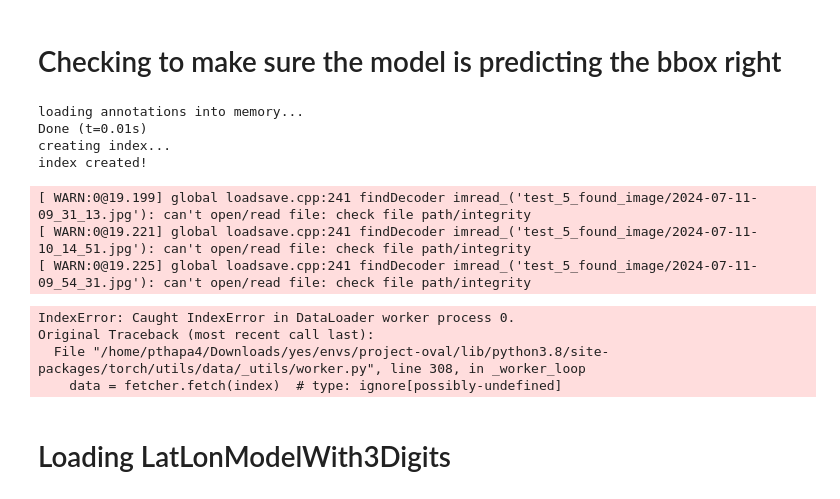
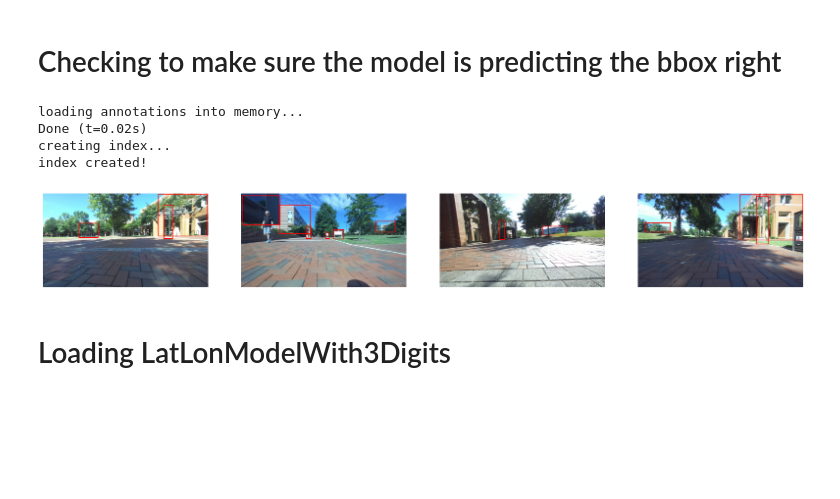
Before and after one commit to ncsu-yoon-lab/project-oval, a Jupyter notebook: ML/DeepLearning/DataSetup/testingAllModel.ipynb, the cells around one changed output. Cells and saved outputs as stored; diff of their text form; code cells hidden in the pictures; blank space fills up the shorter version.

```diff
--- a/ML/DeepLearning/DataSetup/testingAllModel.ipynb
+++ b/ML/DeepLearning/DataSetup/testingAllModel.ipynb
@@ -566,43 +611,37 @@ NameError: name 'YOLO' is not defined
 # %%
 transform = transforms.Compose([transforms.ToTensor()])
 
 # Initialize dataset and dataloader
-annotation_file = 'test_5/YOLO_2BBox_Each_Class_Annotation.json'
-image_dir = 'test_5_found_image'
+annotation_file = 'test_7/RCNN_BBOX_WITH_LAT_LON.json'
+image_dir = 'test_7/captured_images_test7'
 dataset = COCODataset(annotation_file, image_dir, transforms=transform)
 dataloader = DataLoader(dataset, batch_size=4, shuffle=True, num_workers=4, collate_fn=lambda x: tuple(zip(*x)))
 # Function to visualize a batch of images
 def visualize_batch(images, targets):
     fig, axes = plt.subplots(1, len(images), figsize=(20, 5))
     for i, (img, target) in enumerate(zip(images, targets)):
         img = img.permute(1, 2, 0).numpy()  # Convert tensor to numpy array
         img = (img * 255).astype(np.uint8)  # Convert to uint8
         axes[i].imshow(img)
         boxes = target['boxes'].numpy()
         for box in boxes:
             xmin, ymin, xmax, ymax = box
             rect = plt.Rectangle((xmin, ymin), xmax - xmin, ymax - ymin, fill=False, color='red')
             axes[i].add_patch(rect)
         axes[i].axis('off')
     plt.show()
 
 # Get a batch of data
 images, targets = next(iter(dataloader))
 
 # Visualize the batch
 visualize_batch(images, targets)
 # %% [output]
 loading annotations into memory...
-Done (t=0.01s)
+Done (t=0.02s)
 creating index...
 index created!
-[ WARN:0@19.199] global loadsave.cpp:241 findDecoder imread_('test_5_found_image/2024-07-11-09_31_13.jpg'): can't open/read file: check file path/integrity
-[ WARN:0@19.221] global loadsave.cpp:241 findDecoder imread_('test_5_found_image/2024-07-11-10_14_51.jpg'): can't open/read file: check file path/integrity
-[ WARN:0@19.225] global loadsave.cpp:241 findDecoder imread_('test_5_found_image/2024-07-11-09_54_31.jpg'): can't open/read file: check file path/integrity
-IndexError: Caught IndexError in DataLoader worker process 0.
-Original Traceback (most recent call last):
-  File "/home/pthapa4/Downloads/yes/envs/project-oval/lib/python3.8/site-packages/torch/utils/data/_utils/worker.py", line 308, in _worker_loop
-    data = fetcher.fetch(index)  # type: ignore[possibly-undefined]
+[figure, added]
 # %% [markdown]
 # Loading LatLonModelWith3Digits
 # %%
```
Also changed, not shown: parts of 13 cells of this notebook, 6 other files.
